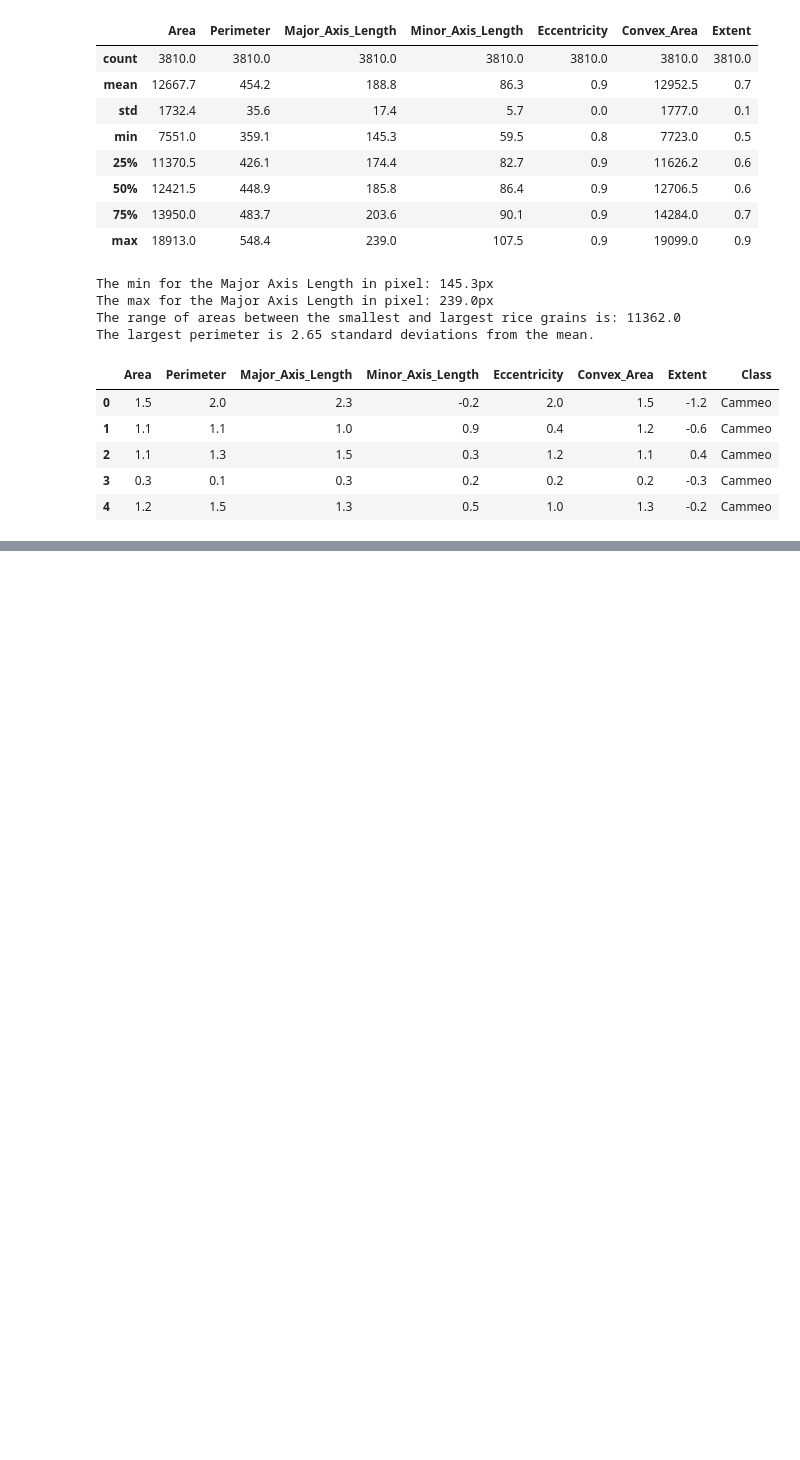
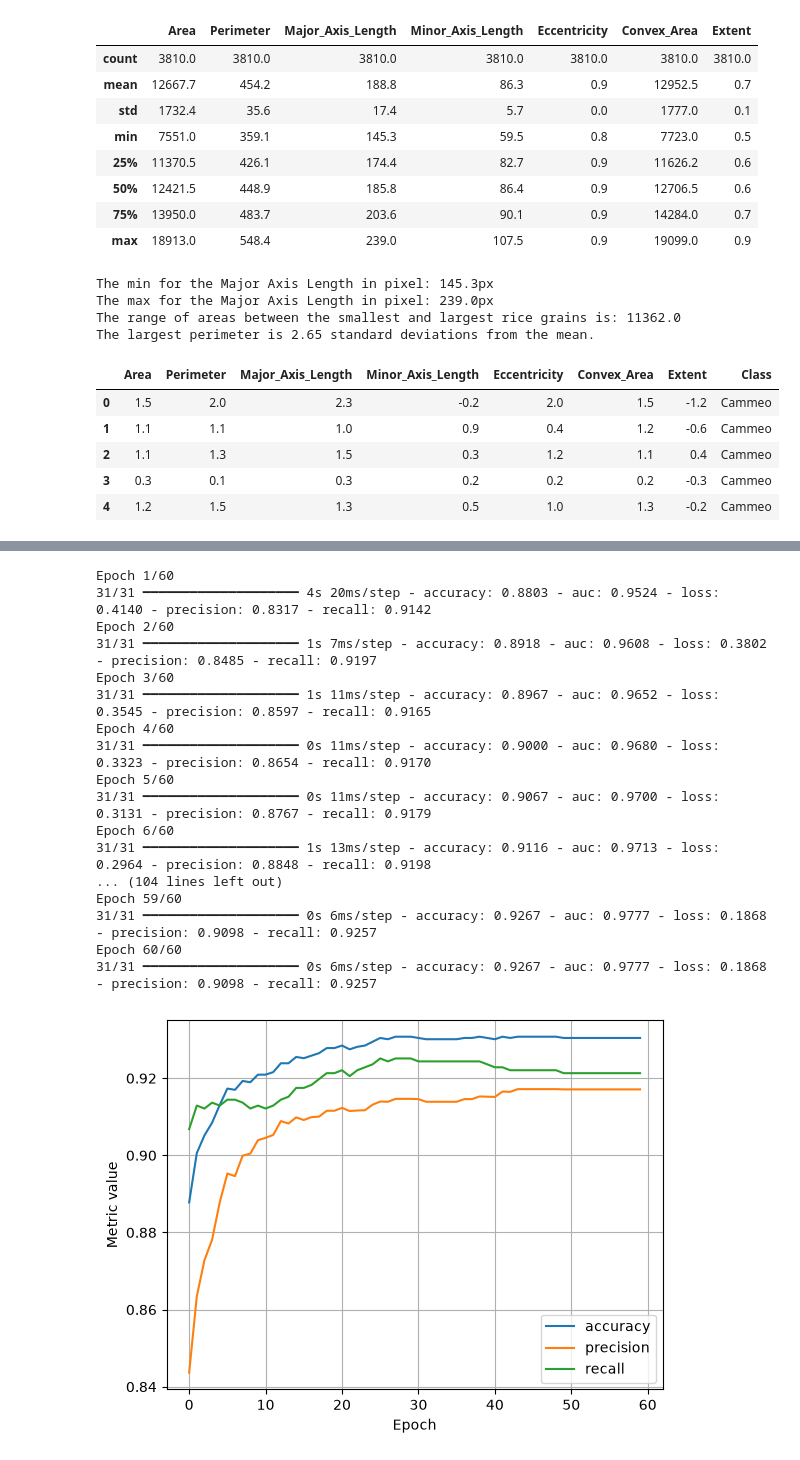
Before and after one commit to kogimurio/mlproject, a Jupyter notebook: binary_classification_rice.ipynb, the cells around one changed output, grey strips where cells are left out. Drawn from its saved outputs; the diff is of its cells as text; code cells hidden in the pictures; blank space fills up the shorter version.

Commit message:
model test

```diff
--- a/binary_classification_rice.ipynb
+++ b/binary_classification_rice.ipynb
@@ -290,0 +320,71 @@ Epoch 60/60
+# %%
+all_input_features = [
+    'Eccentricity',
+    'Major_Axis_Length',
+    'Minor_Axis_Length',
+    'Area',
+    'Convex_Area',
+    'Perimeter',
+    'Extent',
+]
+# %%
+settings_all_features = ml_edu.experiment.ExperimentSettings(
+    learning_rate=0.001,
+    number_epochs=60,
+    batch_size=100,
+    classification_threshold=0.5,
+    input_features=all_input_features,
+)
+
+metrics = [
+    keras.metrics.BinaryAccuracy(
+        name='accuracy',
+        threshold=settings_all_features.classification_threshold,
+    ),
+    keras.metrics.Precision(
+        name='precision',
+        thresholds=settings_all_features.classification_threshold,
+    ),
+    keras.metrics.Recall(
+        name='recall',
+        thresholds=settings_all_features.classification_threshold,
+    ),
+    keras.metrics.AUC(num_thresholds=100, name='auc')
+]
+
+# Model topography
+model_all_features = create_model(settings_all_features, metrics)
+
+# Train the model on the training set
+experiment_all_feature = train_model(
+    'all_features',
+    model_all_features,
+    train_features,
+    train_labels,
+    settings_all_features,
+)
+
+# Plot metrics vs. epochs
+ml_edu.results.plot_experiment_metrics(
+    experiment_all_feature, ['accuracy', 'precision', 'recall']
+)
+ml_edu.results.plot_experiment_metrics(experiment_all_feature, ['auc'])
+# %% [output]
+Epoch 1/60
+31/31 ━━━━━━━━━━━━━━━━━━━━ 4s 20ms/step - accuracy: 0.8803 - auc: 0.9524 - loss: 0.4140 - precision: 0.8317 - recall: 0.9142
+Epoch 2/60
+31/31 ━━━━━━━━━━━━━━━━━━━━ 1s 7ms/step - accuracy: 0.8918 - auc: 0.9608 - loss: 0.3802 - precision: 0.8485 - recall: 0.9197
+Epoch 3/60
+31/31 ━━━━━━━━━━━━━━━━━━━━ 1s 11ms/step - accuracy: 0.8967 - auc: 0.9652 - loss: 0.3545 - precision: 0.8597 - recall: 0.9165
+Epoch 4/60
+31/31 ━━━━━━━━━━━━━━━━━━━━ 0s 11ms/step - accuracy: 0.9000 - auc: 0.9680 - loss: 0.3323 - precision: 0.8654 - recall: 0.9170
+Epoch 5/60
+31/31 ━━━━━━━━━━━━━━━━━━━━ 0s 11ms/step - accuracy: 0.9067 - auc: 0.9700 - loss: 0.3131 - precision: 0.8767 - recall: 0.9179
+Epoch 6/60
+31/31 ━━━━━━━━━━━━━━━━━━━━ 1s 13ms/step - accuracy: 0.9116 - auc: 0.9713 - loss: 0.2964 - precision: 0.8848 - recall: 0.9198
+... (104 lines left out)
+Epoch 59/60
+31/31 ━━━━━━━━━━━━━━━━━━━━ 0s 6ms/step - accuracy: 0.9267 - auc: 0.9777 - loss: 0.1868 - precision: 0.9098 - recall: 0.9257
+Epoch 60/60
+31/31 ━━━━━━━━━━━━━━━━━━━━ 0s 6ms/step - accuracy: 0.9267 - auc: 0.9777 - loss: 0.1868 - precision: 0.9098 - recall: 0.9257
+[figure, added]
```
Also changed, not shown: parts of 6 cells of this notebook.
